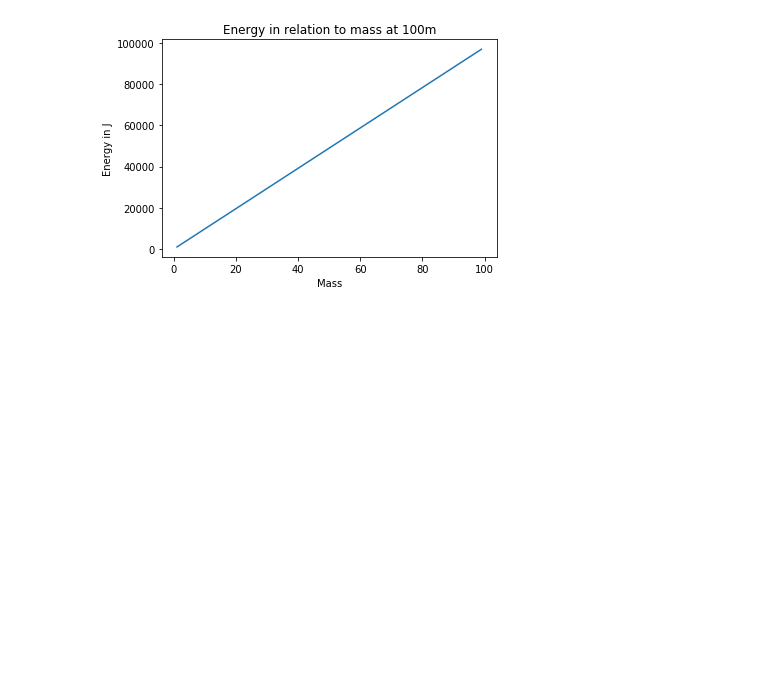
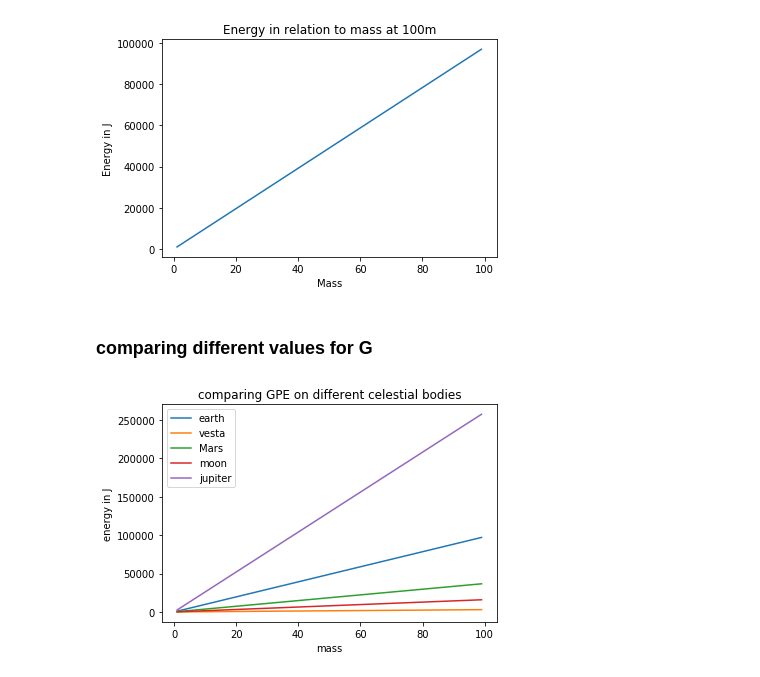
Before and after one commit to AidanGlavin/Physics, a Jupyter notebook: conservation of mass and energy.ipynb, the cells around one changed output. Cells and saved outputs as stored; diff of their text form; code cells hidden in the pictures; blank space fills up the shorter version.

Commit message:
GPE values on earth and other planets/moons

```diff
--- a/conservation of mass and energy.ipynb
+++ b/conservation of mass and energy.ipynb
@@ -28,3 +29,34 @@ plt.plot(masses,energies)
 plt.show()
 # %% [output]
 [figure]
+# %% [markdown]
+### comparing different values for G
+# %%
+vesta_e=[]
+for n in masses:
+    vesta_e.append(gravE(n,100,gravity=0.3))
+# %%
+mars_e=[]
+for n in masses:
+    mars_e.append(gravE(n,100,gravity=3.7))
+# %%
+moon_e=[]
+for n in masses:
+    moon_e.append(gravE(n,100,gravity=1.6))
+# %%
+jupiter_e=[]
+for n in masses:
+     jupiter_e.append(gravE(n,100,gravity=26))
+# %%
+plt.title("comparing GPE on different celestial bodies")
+plt.xlabel("mass")
+plt.ylabel("energy in J")
+plt.plot(masses,energies,label="earth")
+plt.plot(masses,vesta_e,label="vesta")
+plt.plot(masses,mars_e,label="Mars")
+plt.plot(masses,moon_e,label="moon")
+plt.plot(masses,jupiter_e,label="jupiter")
+plt.legend()
+plt.show()
+# %% [output]
+[figure, added]
```
Also changed, not shown: parts of 1 cell of this notebook.
